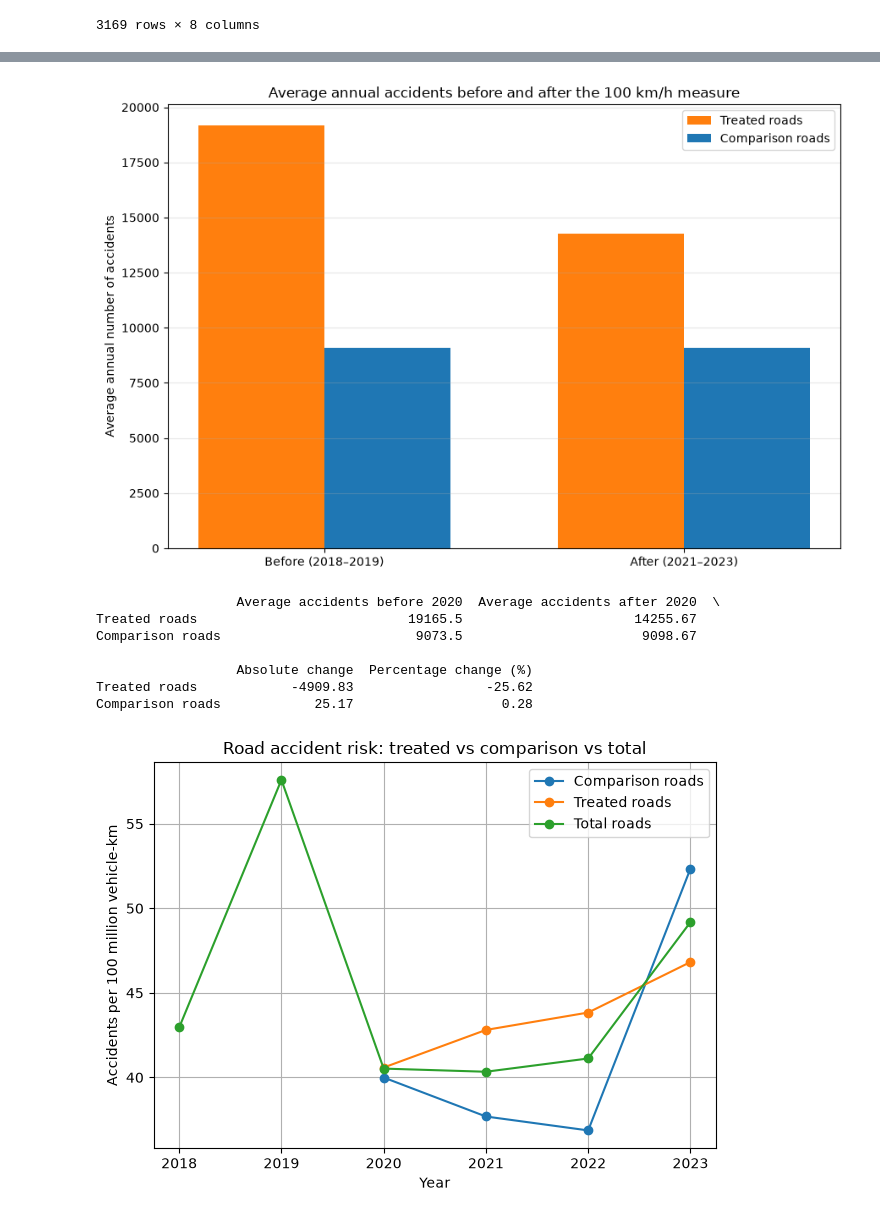
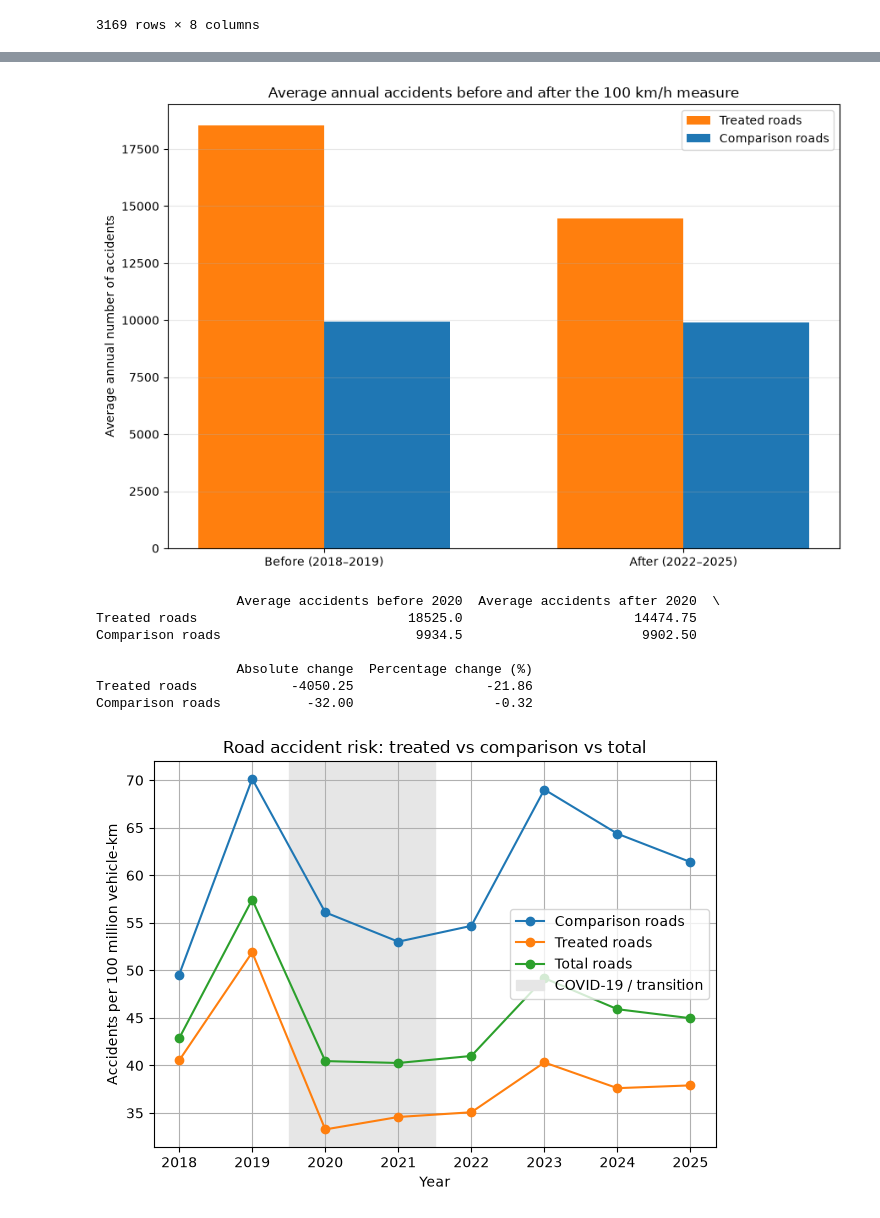
Before and after one commit to RoosPlaum/programming_project, a Jupyter notebook: data_exploration_Teun.ipynb, the cells around one changed output, grey strips where cells are left out. Saved outputs shown, nothing was run; the diff lists cells and outputs as text; code cells hidden in the pictures.

```diff
--- a/data_exploration_Teun.ipynb
+++ b/data_exploration_Teun.ipynb
@@ -177,6 +176,11 @@ voorbeeld[["VKL_NUMMER", "jaar", "WEGNUMMER", "RPE_CODE", "positie_m", "VIAS_baa
 | 125484 | 20230062249 | 2023 | 002 | R | 223150.0 | 11553 | 222154.0 | 224191.0 |
 # %%
 # 4. Add collumn treated as a Boolean. True when speed limit changed from 120 or 130 km/h to 100 km/h, False if it remained 100 km/h, None no max speed was recorded or the speed limit was different before / after 2020.
+
+# AANGEPAST (Harmen): de kolom 'limiet' werd nergens in het notebook gemaakt (alleen in een losse cel die
+# niet meer bestaat), waardoor deze cel bij 'Run All' een KeyError gaf. MAXSNELHD is tekst ("100") -> getal.
+alle_ongevallen["limiet"] = pd.to_numeric(alle_ongevallen["MAXSNELHD"], errors="coerce")
+
 # Median speed limit before 2020 (2018–2019)
 mediaan_voor = (
     alle_ongevallen[alle_ongevallen["jaar"].isin([2018, 2019])]
@@ -348,8 +395,10 @@ plt.show()
 # %%
 # 1.2
 # Select the years before and after the measure
+# AANGEPAST (Harmen): 'na' = 2022-2025 (was 2021-2023). 2021 is nog een COVID-jaar en hoort volgens de
+# deliverables niet in de hoofdvergelijking; 2024 en 2025 zijn nu beschikbaar.
 jaren_voor = [2018, 2019]
-jaren_na = [2021, 2022, 2023]
+jaren_na = [2022, 2023, 2024, 2025]
 
 # Calculate the total number of accidents per year for each group
 jaarlijks = (
@@ -388,7 +437,7 @@ ax.bar(
 )
 
 ax.set_xticks(x)
-ax.set_xticklabels(["Before (2018–2019)", "After (2021–2023)"])
+ax.set_xticklabels(["Before (2018–2019)", "After (2022–2025)"])
 ax.set_ylabel("Average annual number of accidents")
 ax.set_title("Average annual accidents before and after the 100 km/h measure")
 ax.legend()
@@ -397,12 +446,13 @@ ax.grid(axis="y", alpha=0.3)
 plt.tight_layout()
 plt.show()
 # %% [output]
-[figure, old version]
+[figure, new version]
 # %%
 # 1.3
 # Define periods
+# AANGEPAST (Harmen): 'na' = 2022-2025 (was 2021-2023), zelfde reden als bij 1.2.
 jaren_voor = [2018, 2019]
-jaren_na = [2021, 2022, 2023]
+jaren_na = [2022, 2023, 2024, 2025]
 
 # Calculate total accidents per year for treated and comparison roads
 jaarlijks = (
@@ -442,12 +492,12 @@ vergelijking["Percentage change (%)"] = (
 print(vergelijking.round(2))
 # %% [output]
                   Average accidents before 2020  Average accidents after 2020  \
-Treated roads                           19165.5                      14255.67
-Comparison roads                         9073.5                       9098.67
+Treated roads                           18525.0                      14474.75
+Comparison roads                         9934.5                       9902.50
 
                   Absolute change  Percentage change (%)
-Treated roads            -4909.83                 -25.62
-Comparison roads            25.17                   0.28
+Treated roads            -4050.25                 -21.86
+Comparison roads           -32.00                  -0.32
 # %%
 # 2.1
 # Calculate risk per year for treated and comparison roads
@@ -470,38 +520,33 @@ risk_by_group = risk_by_group.rename(columns={
     True: 'Treated roads'
 })
 
 # Calculate total risk across all road sections
 yearly_total = resultaat.groupby('jaar').agg(
     total_accidents=('ongevallen', 'sum'),
     total_vkm_mln=('vkm_mln', 'sum')
 )
 
 yearly_total['Total roads'] = (
     yearly_total['total_accidents'] /
     yearly_total['total_vkm_mln'] * 100
 )
 
 # Add total as a third line
 risk_by_group['Total roads'] = yearly_total['Total roads']
 
-
-
-# Hide treated and comparison lines before 2020
-risk_by_group.loc[risk_by_group.index < 2020, [
-    'Treated roads',
-    'Comparison roads'
-]] = np.nan
+# AANGEPAST (Harmen): treated en comparison ook vóór 2020 tonen, COVID-19-/overgangsjaren grijs gemarkeerd.
 
 # Plot
 ax = risk_by_group.plot(kind='line', marker='o')
+ax.axvspan(2019.5, 2021.5, color='0.9', zorder=0, label='COVID-19 / transition')
 
 ax.set_xlabel('Year')
 ax.set_ylabel('Accidents per 100 million vehicle-km')
 ax.set_title('Road accident risk: treated vs comparison vs total')
 ax.grid(True)
 ax.legend()
 
 plt.tight_layout()
 plt.show()
 # %% [output]
-[figure, old version]
+[figure, new version]
```
Also changed, not shown: parts of 9 cells of this notebook, 2 other files.
